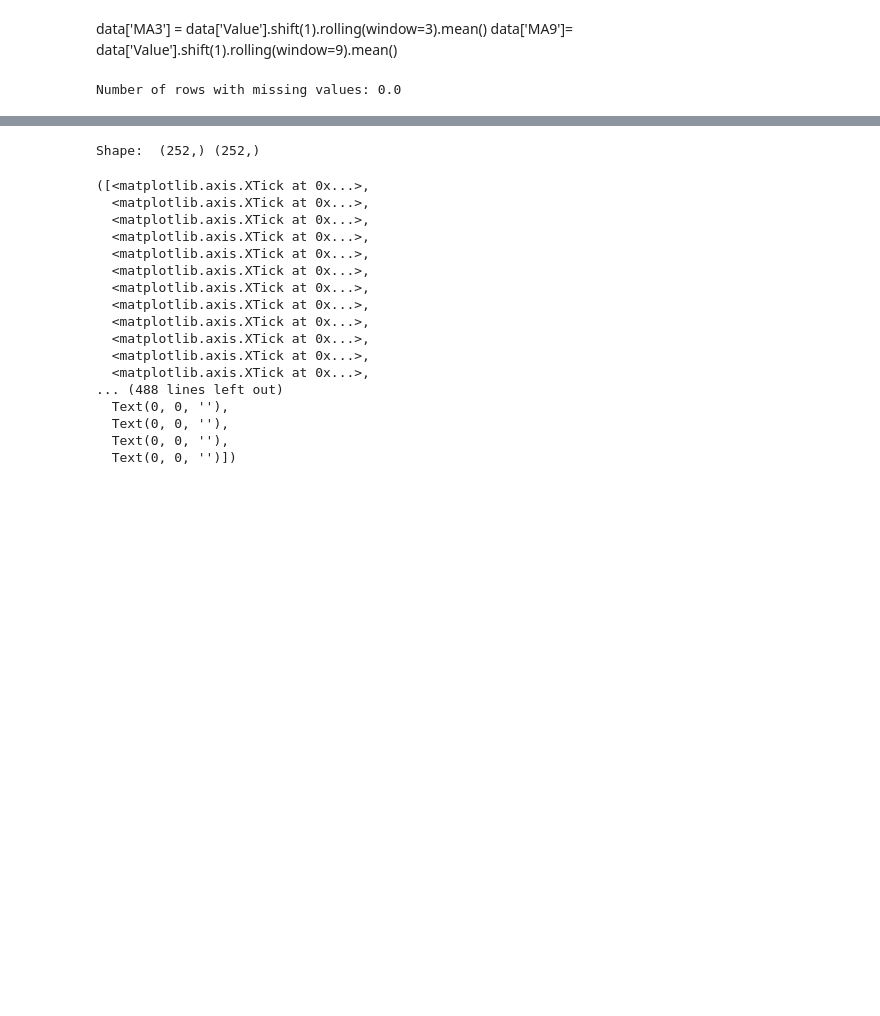
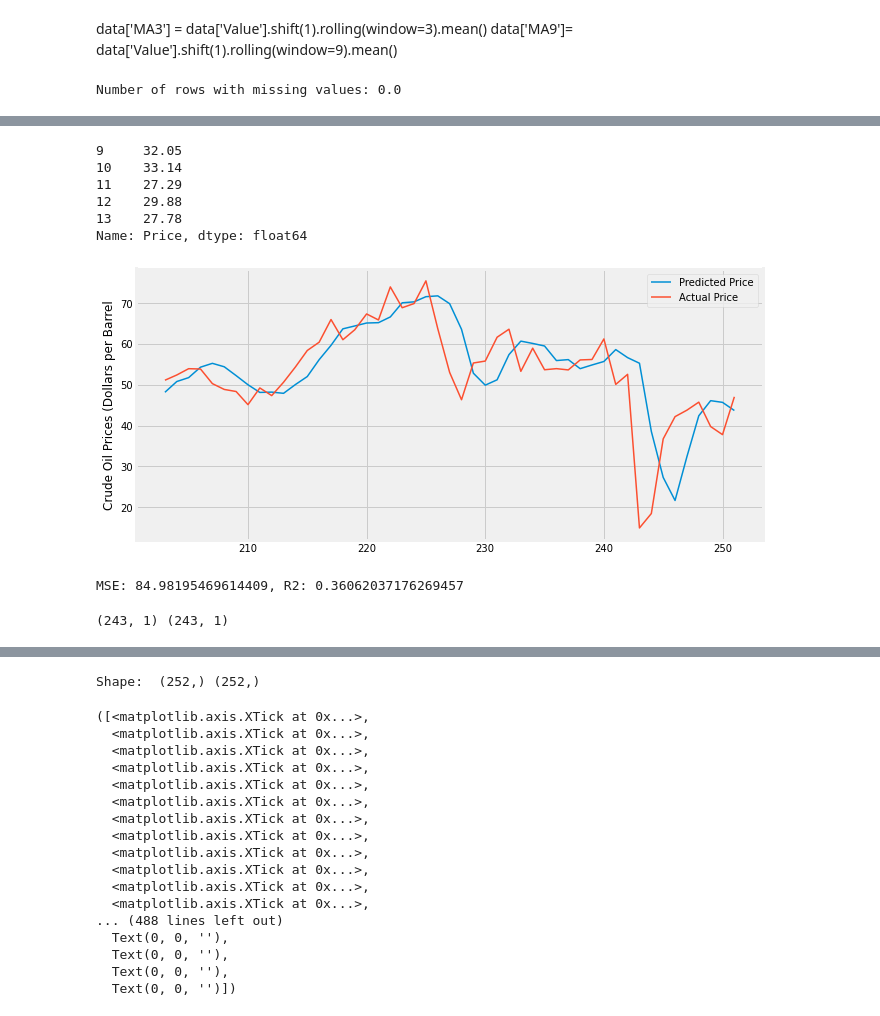
Before and after one commit to mnperic/final-project, a Jupyter notebook: machine_learning.ipynb, the cells around one changed output, grey strips where cells are left out. Drawn from its saved outputs; the diff is of its cells as text; code cells hidden in the pictures; blank space fills up the shorter version.

```diff
--- a/machine_learning.ipynb
+++ b/machine_learning.ipynb
@@ -69,0 +81,9 @@ Number of rows with missing values: 0.0
+# %%
+# Dropping the NaN values
+data = data.dropna()
+
+# Initialising X and assigning the two feature variables
+X = data[['MA3','MA9']]
+
+# Getting the head of the data
+X.head()
@@ -69,0 +98,47 @@ Number of rows with missing values: 0.0
+# %%
+# Setting-up the dependent variable
+y = data['Price']
+
+# Getting the head of the data
+y.head()
+# %% [output]
+9     32.05
+10    33.14
+11    27.29
+12    29.88
+13    27.78
+Name: Price, dtype: float64
+# %%
+# Setting the training set to 80% of the data
+training = 0.8
+t = int(training*len(data))
+
+# Training dataset
+X_train = X[:t]
+y_train = y[:t]
+
+# Testing dataset
+X_test = X[t:]
+y_test = y[t:]
+# %%
+# Generate the coefficient and constant for the regression
+model = LinearRegression().fit(X_train,y_train)
+# %%
+predicted_price = model.predict(X_test)
+predicted_price = pd.DataFrame(predicted_price,index=y_test.index,columns = ['Price'])
+predicted_price.plot(figsize=(10,5))
+y_test.plot()
+plt.legend(['Predicted Price','Actual Price'])
+plt.ylabel("Crude Oil Prices (Dollars per Barrel")
+plt.show()
+# %% [output]
+[figure, added]
+# %%
+# Used X_test, y_test, and model.predict(X_test) to calculate MSE and R2
+
+MSE = mean_squared_error(y_test, predicted_price)
+r2 = model.score(X_test, y_test)
+
+print(f"MSE: {MSE}, R2: {r2}")
+# %% [output]
+MSE: 84.98195469614409, R2: 0.36062037176269457
@@ -69,0 +147,6 @@ Number of rows with missing values: 0.0
+# %%
+X = data['MA3'].values.reshape(-1, 1)
+y = data['Price'].values.reshape(-1, 1)
+print(X.shape, y.shape)
+# %% [output]
+(243, 1) (243, 1)
```
Also changed, not shown: parts of 16 cells of this notebook.
